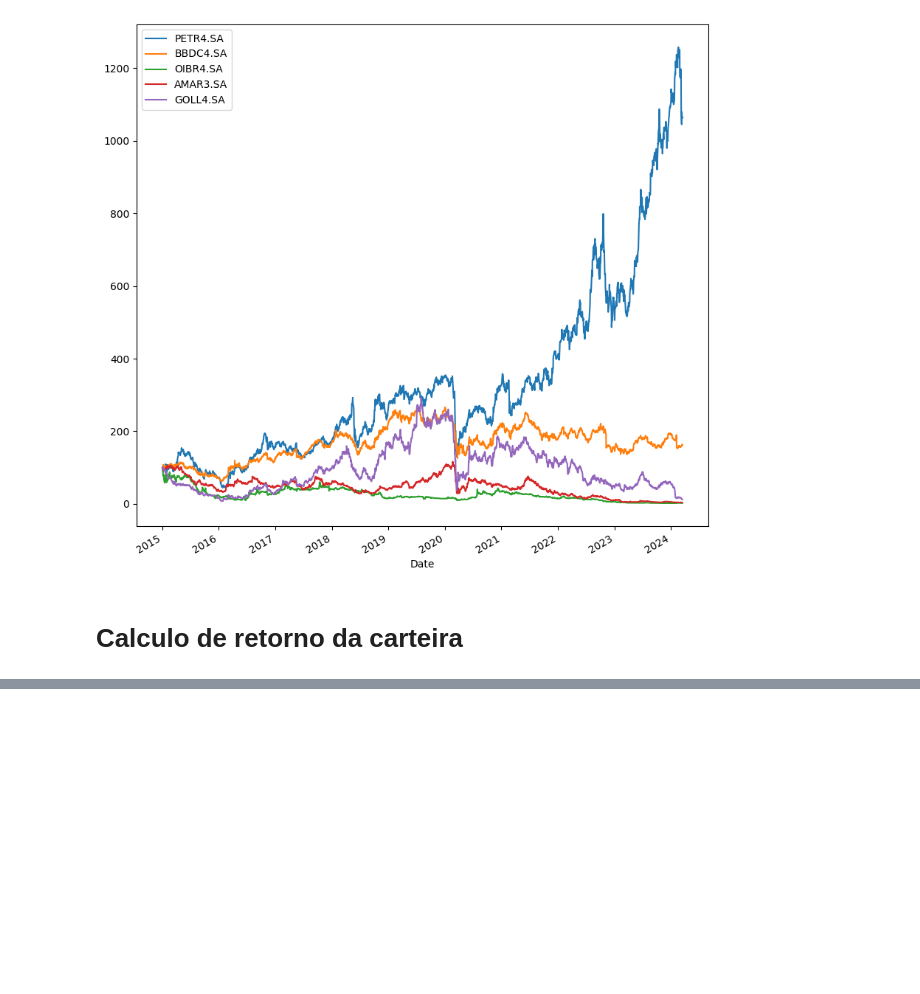
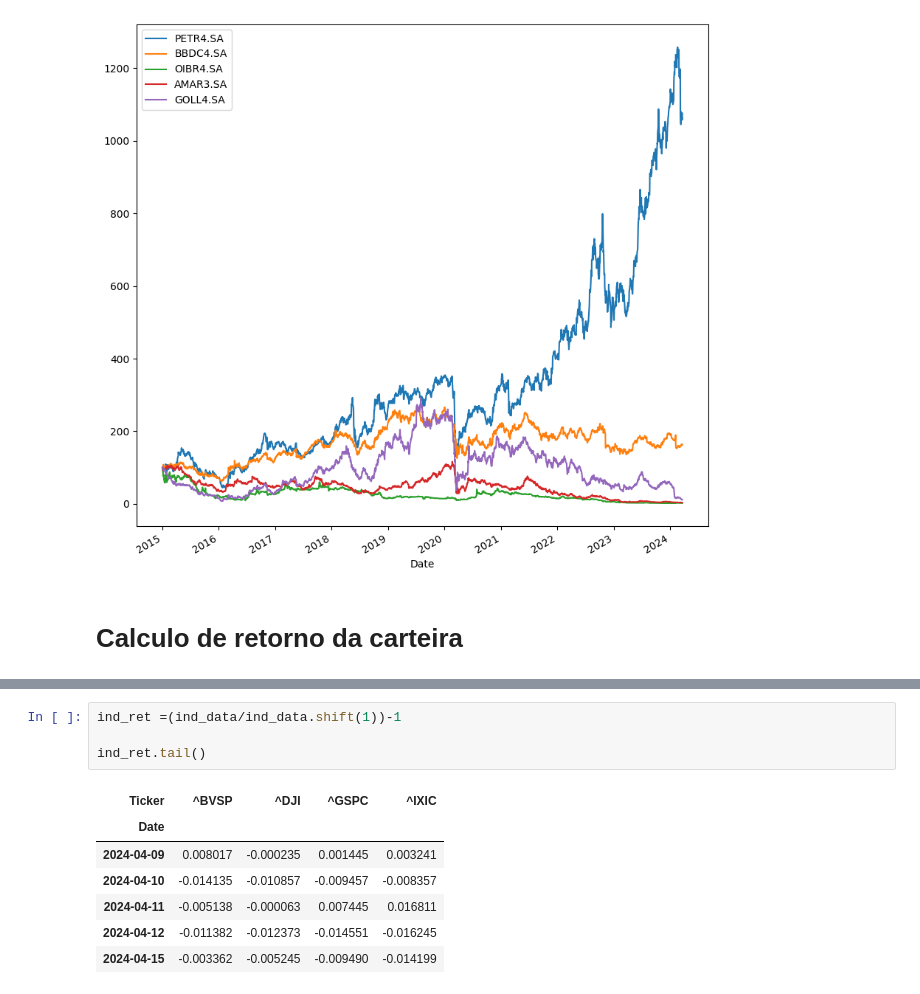
Before and after one commit to TcheloBorgas/Artigo--IC-QuantumComputing, a Jupyter notebook: Models/Comparacao taxas de retorno.ipynb, the cells around one changed output, grey strips where cells are left out. Saved outputs shown, nothing was run; the diff lists cells and outputs as text; blank space fills up the shorter version.

```diff
--- a/Models/Comparacao taxas de retorno.ipynb
+++ b/Models/Comparacao taxas de retorno.ipynb
@@ -173,0 +258,12 @@ print(portifolio)
+# %%
+ind_ret =(ind_data/ind_data.shift(1))-1
+
+ind_ret.tail()
+# %% [output]
+| Ticker | ^BVSP | ^DJI | ^GSPC | ^IXIC |
+| Date |  |  |  |  |
+| 2024-04-09 | 0.008017 | -0.000235 | 0.001445 | 0.003241 |
+| 2024-04-10 | -0.014135 | -0.010857 | -0.009457 | -0.008357 |
+| 2024-04-11 | -0.005138 | -0.000063 | 0.007445 | 0.016811 |
+| 2024-04-12 | -0.011382 | -0.012373 | -0.014551 | -0.016245 |
+| 2024-04-15 | -0.003362 | -0.005245 | -0.009490 | -0.014199 |
```
Also changed, not shown: parts of 38 cells of this notebook, 11 other files.
